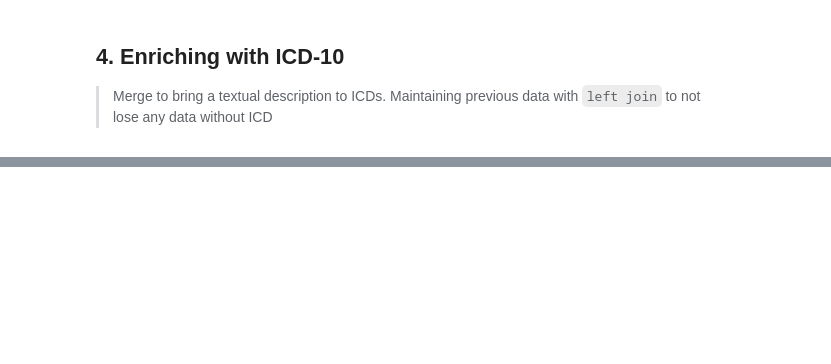
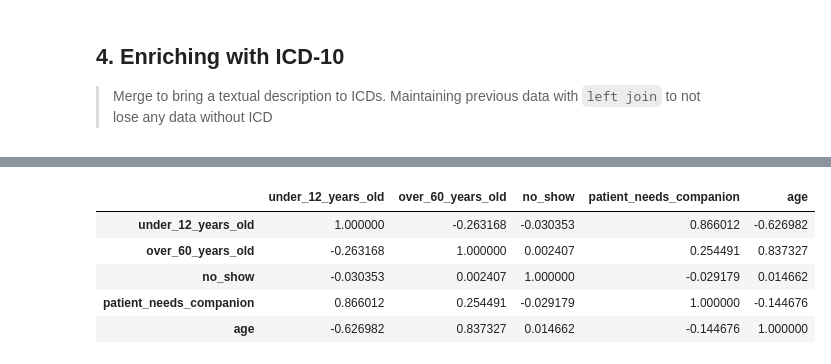
Before and after one commit to NikiReis/NoShowGuard, a Jupyter notebook: notebooks/01_etl.ipynb, the cells around one changed output, grey strips where cells are left out. Cells and saved outputs as stored; diff of their text form; code cells hidden in the pictures; blank space fills up the shorter version.

```diff
--- a/notebooks/01_etl.ipynb
+++ b/notebooks/01_etl.ipynb
@@ -171,0 +139,17 @@ if not data.empty and not icd10.empty:
+# %%
+data[
+    [
+        "under_12_years_old",
+        "over_60_years_old",
+        "no_show",
+        "patient_needs_companion",
+        "age",
+    ]
+].corr()
+# %% [output]
+|  | under_12_years_old | over_60_years_old | no_show | patient_needs_companion | age |
+| under_12_years_old | 1.000000 | -0.263168 | -0.030353 | 0.866012 | -0.626982 |
+| over_60_years_old | -0.263168 | 1.000000 | 0.002407 | 0.254491 | 0.837327 |
+| no_show | -0.030353 | 0.002407 | 1.000000 | -0.029179 | 0.014662 |
+| patient_needs_companion | 0.866012 | 0.254491 | -0.029179 | 1.000000 | -0.144676 |
+| age | -0.626982 | 0.837327 | 0.014662 | -0.144676 | 1.000000 |
```
Also changed, not shown: parts of 9 cells of this notebook, 4 other files.
